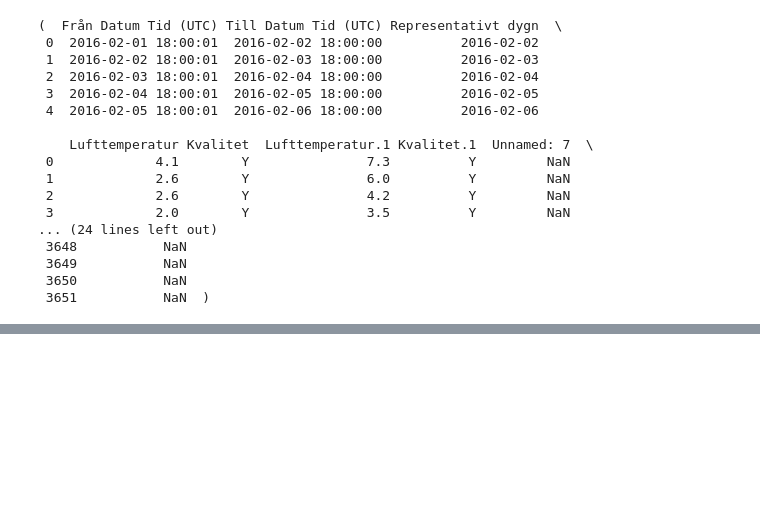
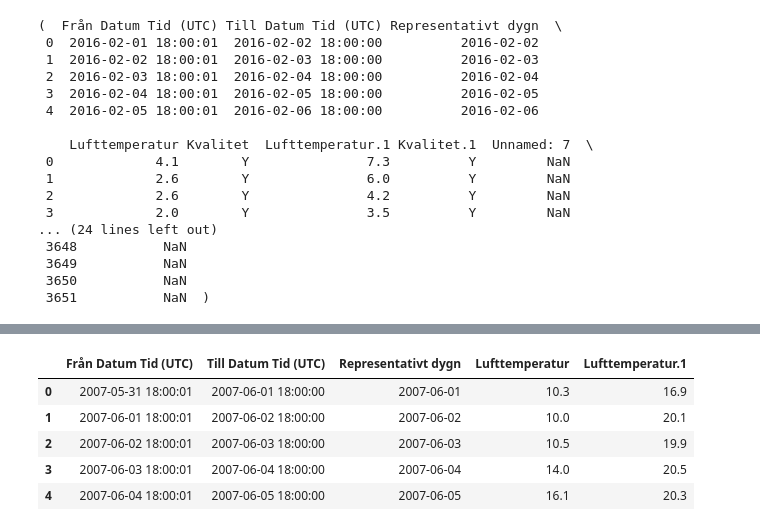
Before and after one commit to aliciagez/hackathon_rise_2026, a Jupyter notebook: data/data_exporations.ipynb, the cells around one changed output, grey strips where cells are left out. Drawn from its saved outputs; the diff is of its cells as text; code cells hidden in the pictures; blank space fills up the shorter version.

```diff
--- a/data/data_exporations.ipynb
+++ b/data/data_exporations.ipynb
@@ -94,0 +137,10 @@ df_3.head(), df_3.tail()
+# %%
+df_2_2 = df_2.drop(columns=["Kvalitet", "Kvalitet.1", "Unnamed: 7", "Tidsutsnitt:"])
+df_2_2.head()
+# %% [output]
+|  | Från Datum Tid (UTC) | Till Datum Tid (UTC) | Representativt dygn | Lufttemperatur | Lufttemperatur.1 |
+| 0 | 2007-05-31 18:00:01 | 2007-06-01 18:00:00 | 2007-06-01 | 10.3 | 16.9 |
+| 1 | 2007-06-01 18:00:01 | 2007-06-02 18:00:00 | 2007-06-02 | 10.0 | 20.1 |
+| 2 | 2007-06-02 18:00:01 | 2007-06-03 18:00:00 | 2007-06-03 | 10.5 | 19.9 |
+| 3 | 2007-06-03 18:00:01 | 2007-06-04 18:00:00 | 2007-06-04 | 14.0 | 20.5 |
+| 4 | 2007-06-04 18:00:01 | 2007-06-05 18:00:00 | 2007-06-05 | 16.1 | 20.3 |
```
Also changed, not shown: parts of 14 cells of this notebook, 1 other file.
